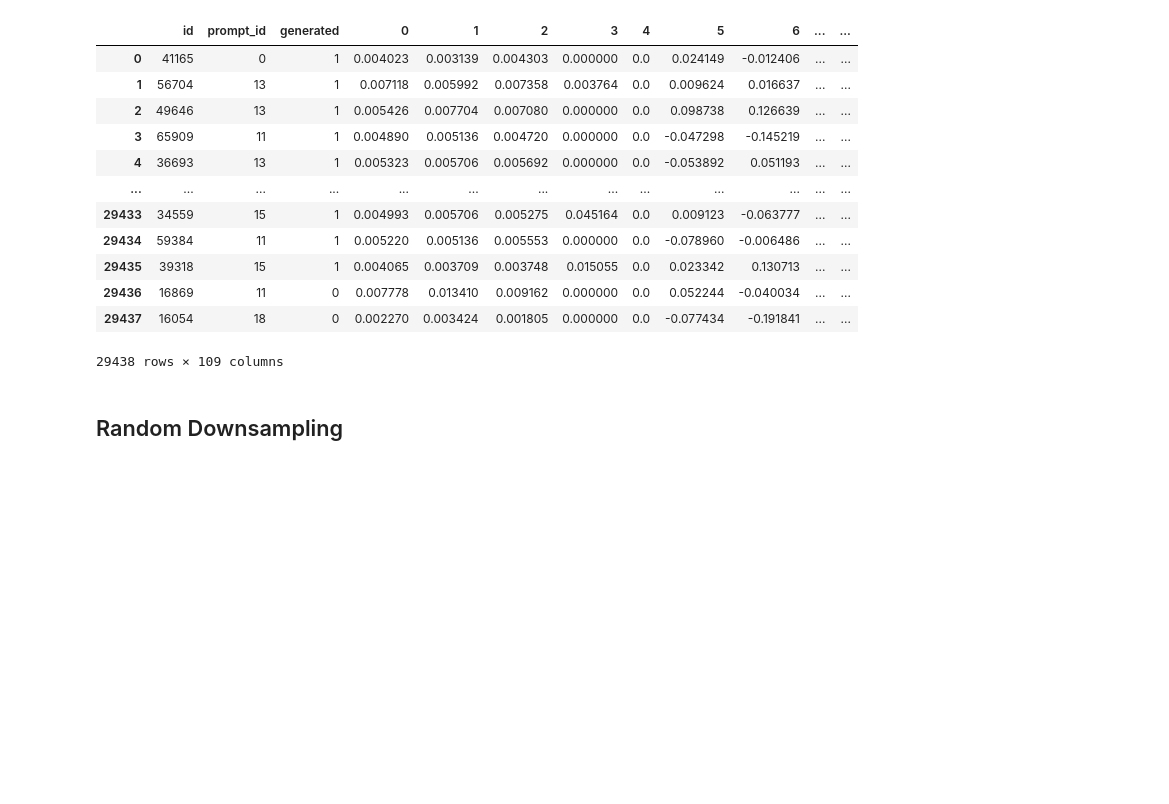
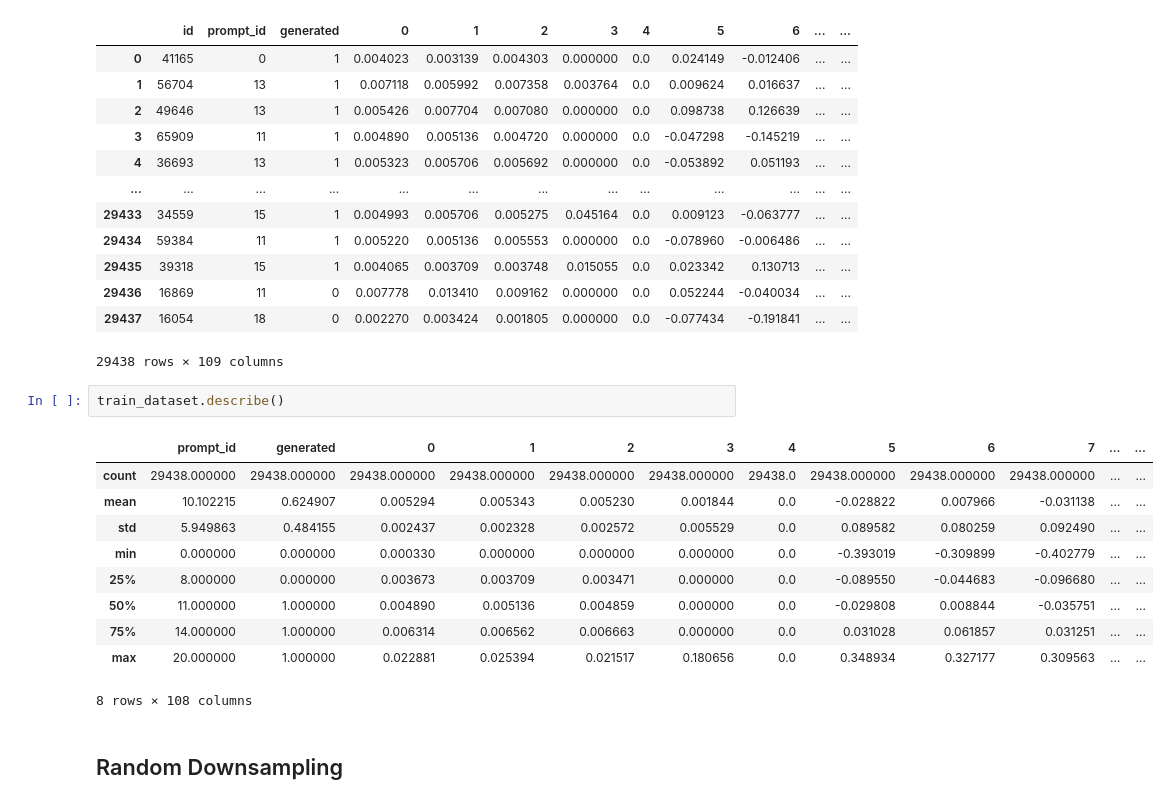
Before and after one commit to MrtC101/ia-2-uncuyo-2023, a Jupyter notebook: source/train_model_NN.ipynb, the cells around one changed output. Drawn from its saved outputs; the diff is of its cells as text; blank space fills up the shorter version.

```diff
--- a/source/train_model_NN.ipynb
+++ b/source/train_model_NN.ipynb
@@ -39,6 +39,19 @@ train_dataset
 | 29436 | 16869 | 11 | 0 | 0.007778 | 0.013410 | 0.009162 | 0.000000 | 0.0 | 0.052244 | -0.040034 | ... | ... |
 | 29437 | 16054 | 18 | 0 | 0.002270 | 0.003424 | 0.001805 | 0.000000 | 0.0 | -0.077434 | -0.191841 | ... | ... |
 29438 rows × 109 columns
+# %%
+train_dataset.describe()
+# %% [output]
+|  | prompt_id | generated | 0 | 1 | 2 | 3 | 4 | 5 | 6 | 7 | ... | ... |
+| count | 29438.000000 | 29438.000000 | 29438.000000 | 29438.000000 | 29438.000000 | 29438.000000 | 29438.0 | 29438.000000 | 29438.000000 | 29438.000000 | ... | ... |
+| mean | 10.102215 | 0.624907 | 0.005294 | 0.005343 | 0.005230 | 0.001844 | 0.0 | -0.028822 | 0.007966 | -0.031138 | ... | ... |
+| std | 5.949863 | 0.484155 | 0.002437 | 0.002328 | 0.002572 | 0.005529 | 0.0 | 0.089582 | 0.080259 | 0.092490 | ... | ... |
+| min | 0.000000 | 0.000000 | 0.000330 | 0.000000 | 0.000000 | 0.000000 | 0.0 | -0.393019 | -0.309899 | -0.402779 | ... | ... |
+| 25% | 8.000000 | 0.000000 | 0.003673 | 0.003709 | 0.003471 | 0.000000 | 0.0 | -0.089550 | -0.044683 | -0.096680 | ... | ... |
+| 50% | 11.000000 | 1.000000 | 0.004890 | 0.005136 | 0.004859 | 0.000000 | 0.0 | -0.029808 | 0.008844 | -0.035751 | ... | ... |
+| 75% | 14.000000 | 1.000000 | 0.006314 | 0.006562 | 0.006663 | 0.000000 | 0.0 | 0.031028 | 0.061857 | 0.031251 | ... | ... |
+| max | 20.000000 | 1.000000 | 0.022881 | 0.025394 | 0.021517 | 0.180656 | 0.0 | 0.348934 | 0.327177 | 0.309563 | ... | ... |
+8 rows × 108 columns
 # %% [markdown]
 ## Random Downsampling
 # %%
```
Also changed, not shown: parts of 7 cells of this notebook, 11 other files.
